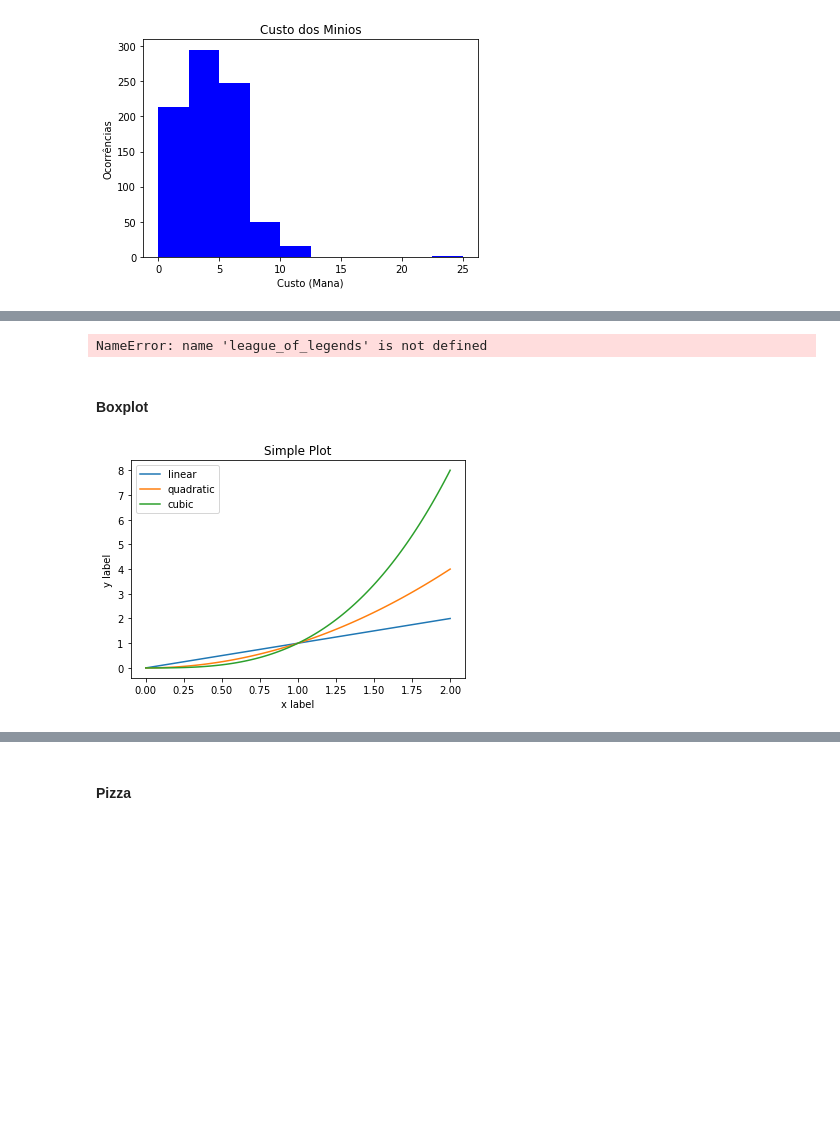
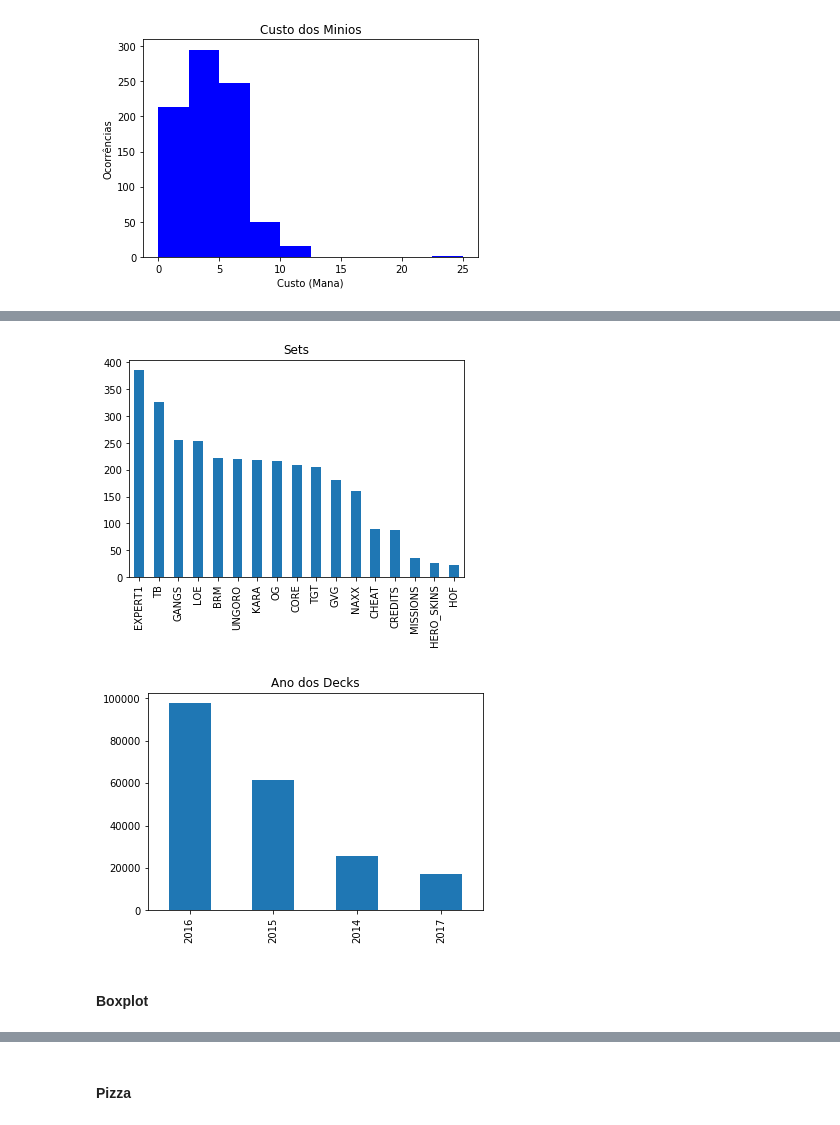
Before and after one commit to xdot2012/hearthstone_card_prediction, a Jupyter notebook: DataScience/douglas/Ciência de Dados.ipynb, the cells around one changed output, grey strips where cells are left out. Cells and saved outputs as stored; diff of their text form; code cells hidden in the pictures; blank space fills up the shorter version.

```diff
--- a/DataScience/douglas/Ciência de Dados.ipynb
+++ b/DataScience/douglas/Ciência de Dados.ipynb
@@ -376,36 +305,15 @@ Name: cost, Length: 823, dtype: float64
 # %%
-n_leagues = league_of_legends['League'].value_counts()
-n_leagues.plot.bar(title='Número Campeonatos Regionais', legend=None)
-plt.tight_layout()
-plt.savefig("Regional.png", dpi=300)
+card_sets_count = card_info['set'].value_counts()
+card_sets_count.plot.bar(title='Sets', legend=None)
+plt.savefig("graphs/misc/card_sets.png", dpi=300)
 plt.show()
 
 
-# n_bans_1 = bans['ban_1'].value_counts()
-# n_bans_1.plot.bar(title='Bans da Partida', legend=None)
-# plt.tight_layout()
-# plt.savefig("Bans.png", dpi=300)
-# plt.show()
+year_count.plot.bar(title='Ano dos Decks', legend=None)
+plt.savefig("graphs/misc/decks_year.png", dpi=300)
+plt.show()
 # %% [output]
-NameError: name 'league_of_legends' is not defined
+[figure, added]
+[figure, added]
 # %% [markdown]
 <h4>Boxplot</h4>
-# %%
-# structures.plot.box()
-# match_info["gamelength"].plot.box()
-# result_match = league_of_legends[['bResult', 'rResult']]
-# plt.boxplot(match_info["gamelength"] + structures["Time"])
-# plt.boxplot(match_info.gamelength)
-# teste = [match_info.gamelength, structures.Time, kills.Time, monsters.Time]
-x = numpy.linspace(0, 2, 100)
-
-plt.plot(x, x, label='linear')
-plt.plot(x, x**2, label='quadratic')
-plt.plot(x, x**3, label='cubic')
-plt.xlabel('x label')
-plt.ylabel('y label')
-plt.title("Simple Plot")
-plt.legend()
-plt.show()
-# %% [output]
-[figure, removed]
```
Also changed, not shown: parts of 21 cells of this notebook, 12 other files.
